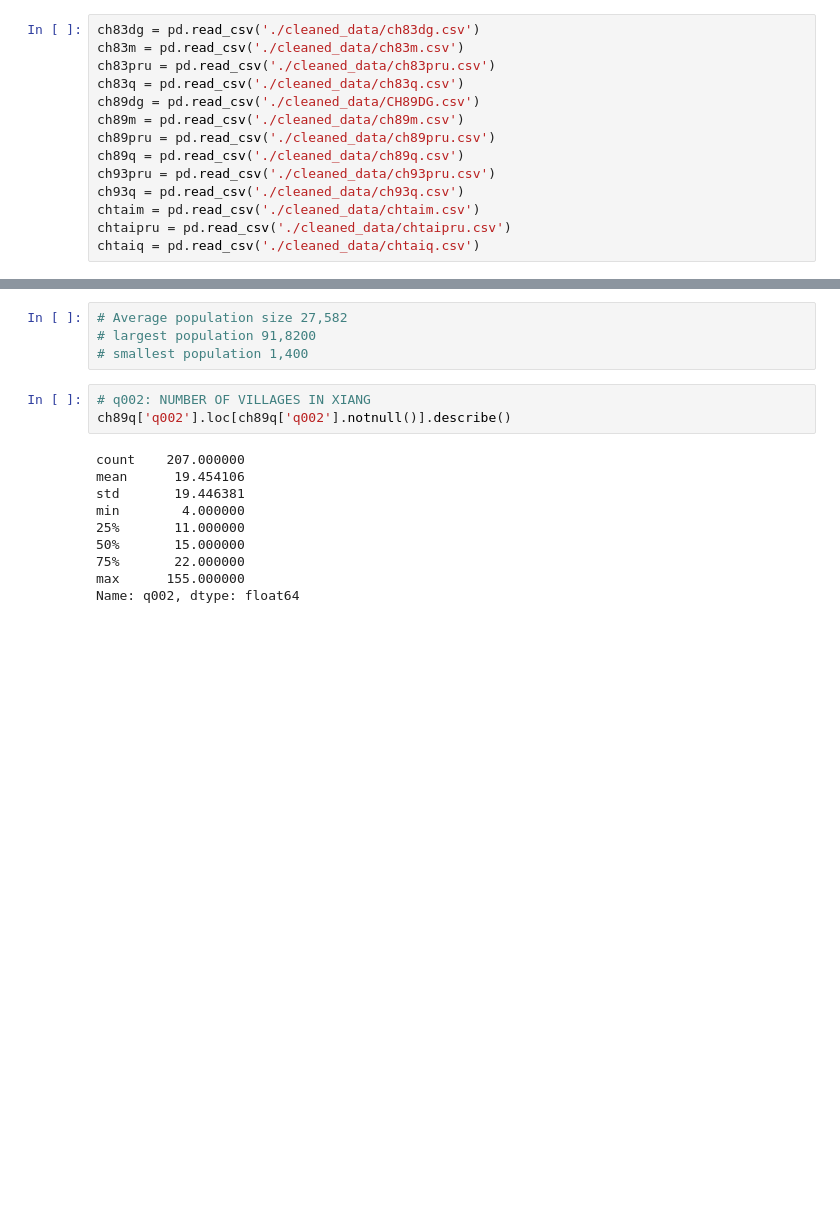
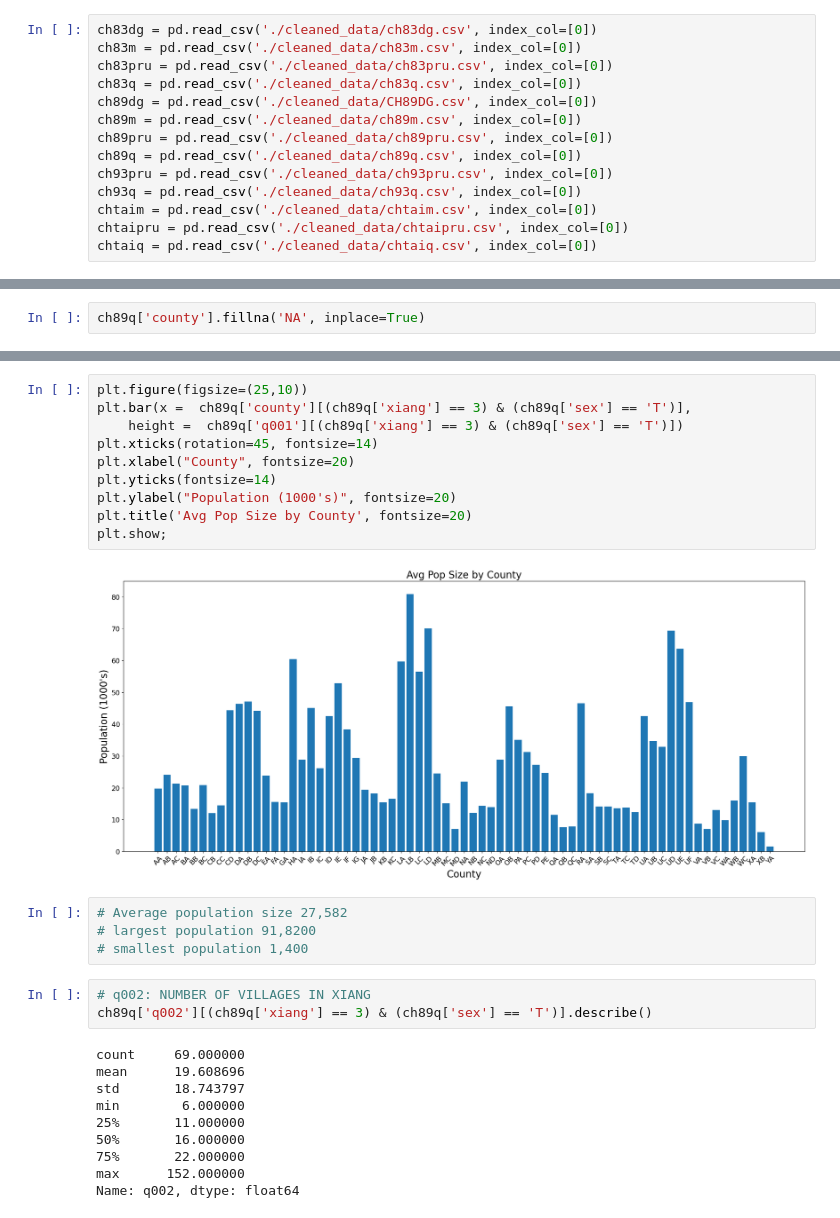
Before and after one commit to colbytse/community_health_project, a Jupyter notebook: eda-ct.ipynb, the cells around one changed output, grey strips where cells are left out. Drawn from its saved outputs; the diff is of its cells as text; blank space fills up the shorter version.

```diff
--- a/eda-ct.ipynb
+++ b/eda-ct.ipynb
@@ -5,15 +13,15 @@ import matplotlib as plt
 # %%
-ch83dg = pd.read_csv('./cleaned_data/ch83dg.csv')
-ch83m = pd.read_csv('./cleaned_data/ch83m.csv')
-ch83pru = pd.read_csv('./cleaned_data/ch83pru.csv')
-ch83q = pd.read_csv('./cleaned_data/ch83q.csv')
-ch89dg = pd.read_csv('./cleaned_data/CH89DG.csv')
-ch89m = pd.read_csv('./cleaned_data/ch89m.csv')
-ch89pru = pd.read_csv('./cleaned_data/ch89pru.csv')
-ch89q = pd.read_csv('./cleaned_data/ch89q.csv')
-ch93pru = pd.read_csv('./cleaned_data/ch93pru.csv')
-ch93q = pd.read_csv('./cleaned_data/ch93q.csv')
-chtaim = pd.read_csv('./cleaned_data/chtaim.csv')
-chtaipru = pd.read_csv('./cleaned_data/chtaipru.csv')
-chtaiq = pd.read_csv('./cleaned_data/chtaiq.csv')
+ch83dg = pd.read_csv('./cleaned_data/ch83dg.csv', index_col=[0])
+ch83m = pd.read_csv('./cleaned_data/ch83m.csv', index_col=[0])
+ch83pru = pd.read_csv('./cleaned_data/ch83pru.csv', index_col=[0])
+ch83q = pd.read_csv('./cleaned_data/ch83q.csv', index_col=[0])
+ch89dg = pd.read_csv('./cleaned_data/CH89DG.csv', index_col=[0])
+ch89m = pd.read_csv('./cleaned_data/ch89m.csv', index_col=[0])
+ch89pru = pd.read_csv('./cleaned_data/ch89pru.csv', index_col=[0])
+ch89q = pd.read_csv('./cleaned_data/ch89q.csv', index_col=[0])
+ch93pru = pd.read_csv('./cleaned_data/ch93pru.csv', index_col=[0])
+ch93q = pd.read_csv('./cleaned_data/ch93q.csv', index_col=[0])
+chtaim = pd.read_csv('./cleaned_data/chtaim.csv', index_col=[0])
+chtaipru = pd.read_csv('./cleaned_data/chtaipru.csv', index_col=[0])
+chtaiq = pd.read_csv('./cleaned_data/chtaiq.csv', index_col=[0])
 # %%
@@ -40,3 +65,5 @@ min        1.400000
 75%       37.315000
 max       91.820000
 Name: q001, dtype: float64
+# %%
+ch89q['county'].fillna('NA', inplace=True)
@@ -43,17 +85,29 @@ Name: q001, dtype: float64
+# %%
+plt.figure(figsize=(25,10))
+plt.bar(x =  ch89q['county'][(ch89q['xiang'] == 3) & (ch89q['sex'] == 'T')],
+    height =  ch89q['q001'][(ch89q['xiang'] == 3) & (ch89q['sex'] == 'T')])
+plt.xticks(rotation=45, fontsize=14)
+plt.xlabel("County", fontsize=20)
+plt.yticks(fontsize=14)
+plt.ylabel("Population (1000's)", fontsize=20)
+plt.title('Avg Pop Size by County', fontsize=20)
+plt.show;
+# %% [output]
+[figure, added]
 # %%
 # Average population size 27,582
 # largest population 91,8200
 # smallest population 1,400
 # %%
 # q002: NUMBER OF VILLAGES IN XIANG
-ch89q['q002'].loc[ch89q['q002'].notnull()].describe()
+ch89q['q002'][(ch89q['xiang'] == 3) & (ch89q['sex'] == 'T')].describe()
 # %% [output]
-count    207.000000
-mean      19.454106
-std       19.446381
-min        4.000000
+count     69.000000
+mean      19.608696
+std       18.743797
+min        6.000000
 25%       11.000000
-50%       15.000000
+50%       16.000000
 75%       22.000000
-max      155.000000
+max      152.000000
 Name: q002, dtype: float64
```
Also changed, not shown: parts of 85 cells of this notebook.
